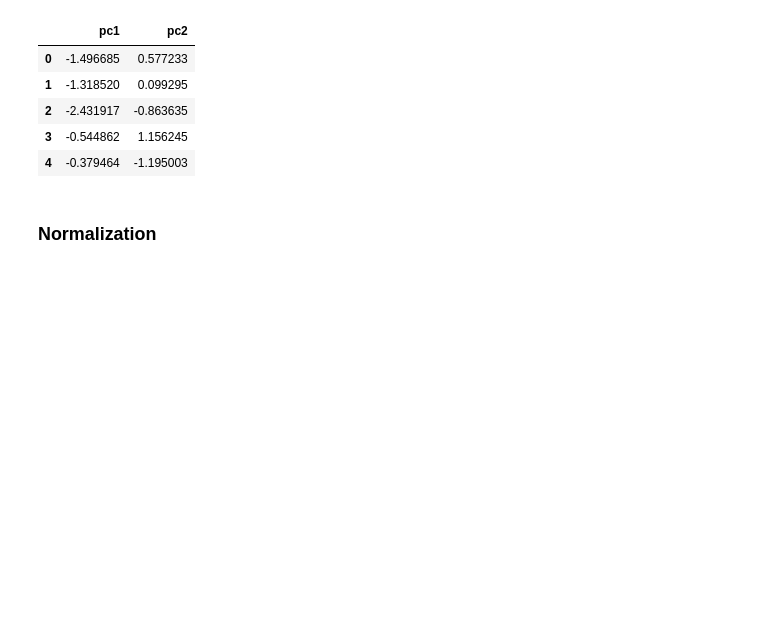
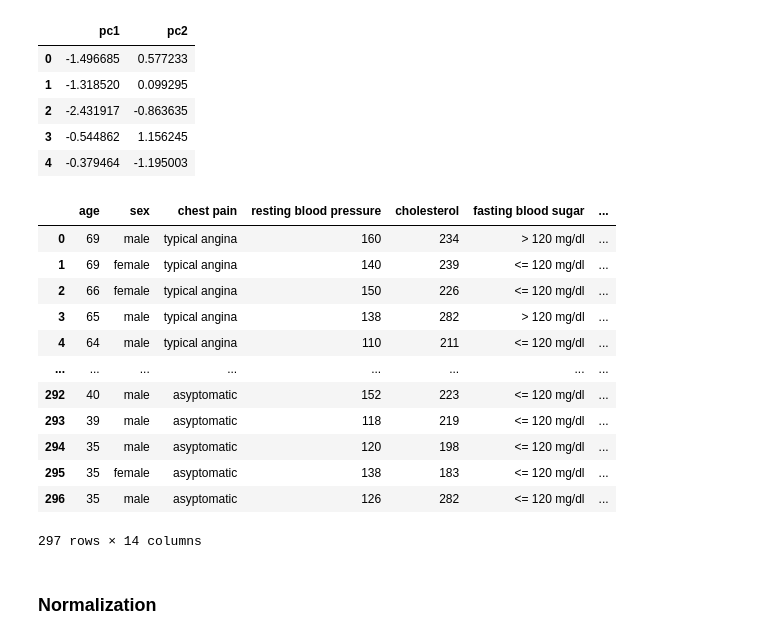
Before and after one commit to made-mlops-2022/alexander_gamarnik, a Jupyter notebook: notebooks/EDA.ipynb, the cells around one changed output. Drawn from its saved outputs; the diff is of its cells as text; code cells hidden in the pictures; blank space fills up the shorter version.

```diff
--- a/notebooks/EDA.ipynb
+++ b/notebooks/EDA.ipynb
@@ -398,3 +402,19 @@ principalDf.head()
+# %%
+df
+# %% [output]
+|  | age | sex | chest pain | resting blood pressure | cholesterol | fasting blood sugar | ... |
+| 0 | 69 | male | typical angina | 160 | 234 | > 120 mg/dl | ... |
+| 1 | 69 | female | typical angina | 140 | 239 | <= 120 mg/dl | ... |
+| 2 | 66 | female | typical angina | 150 | 226 | <= 120 mg/dl | ... |
+| 3 | 65 | male | typical angina | 138 | 282 | > 120 mg/dl | ... |
+| 4 | 64 | male | typical angina | 110 | 211 | <= 120 mg/dl | ... |
+| ... | ... | ... | ... | ... | ... | ... | ... |
+| 292 | 40 | male | asyptomatic | 152 | 223 | <= 120 mg/dl | ... |
+| 293 | 39 | male | asyptomatic | 118 | 219 | <= 120 mg/dl | ... |
+| 294 | 35 | male | asyptomatic | 120 | 198 | <= 120 mg/dl | ... |
+| 295 | 35 | female | asyptomatic | 138 | 183 | <= 120 mg/dl | ... |
+| 296 | 35 | male | asyptomatic | 126 | 282 | <= 120 mg/dl | ... |
+297 rows × 14 columns
 # %% [markdown]
 ### Normalization
 # %%
```
Also changed, not shown: parts of 2 cells of this notebook, 32 other files.
